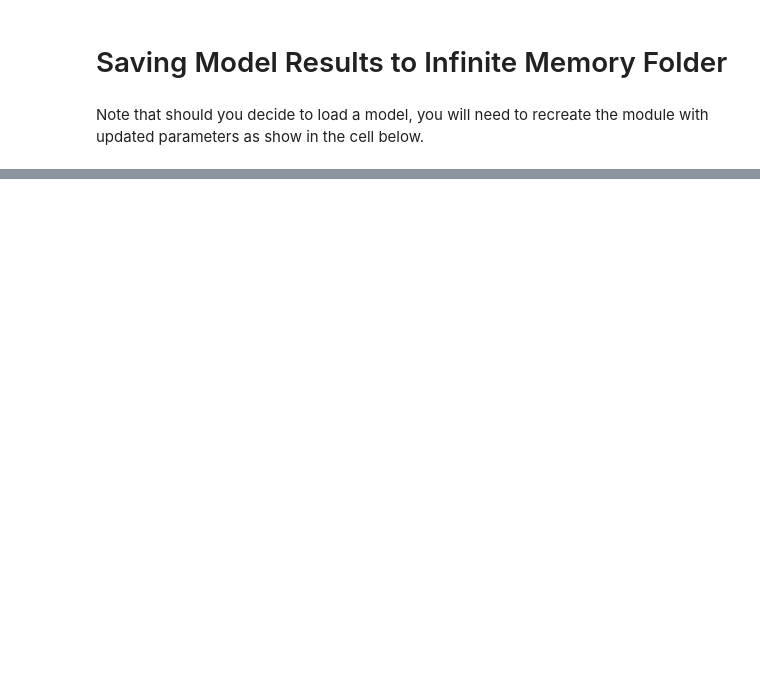
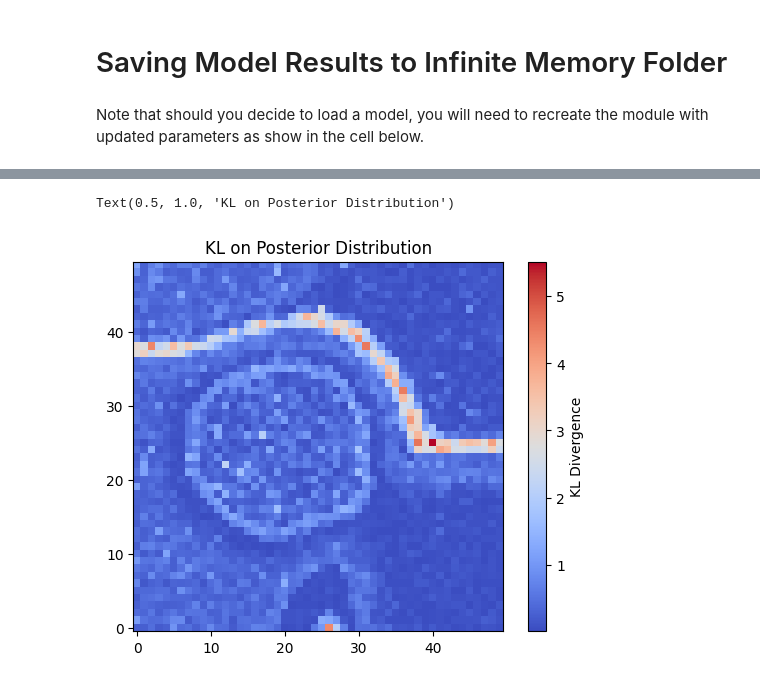
Before and after one commit to prob-ml/xennf, a Jupyter notebook: nf/nf.ipynb, the cells around one changed output, grey strips where cells are left out. Saved outputs shown, nothing was run; the diff lists cells and outputs as text; code cells hidden in the pictures; blank space fills up the shorter version.

```diff
--- a/nf/nf.ipynb
+++ b/nf/nf.ipynb
@@ -611,10 +609,13 @@ plt.title("KL on Prior Distribution")
 # %%
 posterior_KL_grid = torch.zeros(num_rows, num_cols, dtype=float)
 posterior_KL_grid[rows, columns] = kl_post_divergence
 cmap = plt.cm.get_cmap('coolwarm')
-plt.imshow(posterior_KL_grid.detach().numpy(), origin='lower', cmap=cmap)
+plt.imshow(posterior_KL_grid.cpu().detach().numpy(), origin='lower', cmap=cmap)
 plt.colorbar(label='KL Divergence')
 plt.title("KL on Posterior Distribution")
+# %% [output]
+Text(0.5, 1.0, 'KL on Posterior Distribution')
+[figure, added]
 # %%
 rows = spatial_locations["row"].astype(int)
 columns = spatial_locations["col"].astype(int)
```
Also changed, not shown: parts of 19 cells of this notebook, 13 other files.
